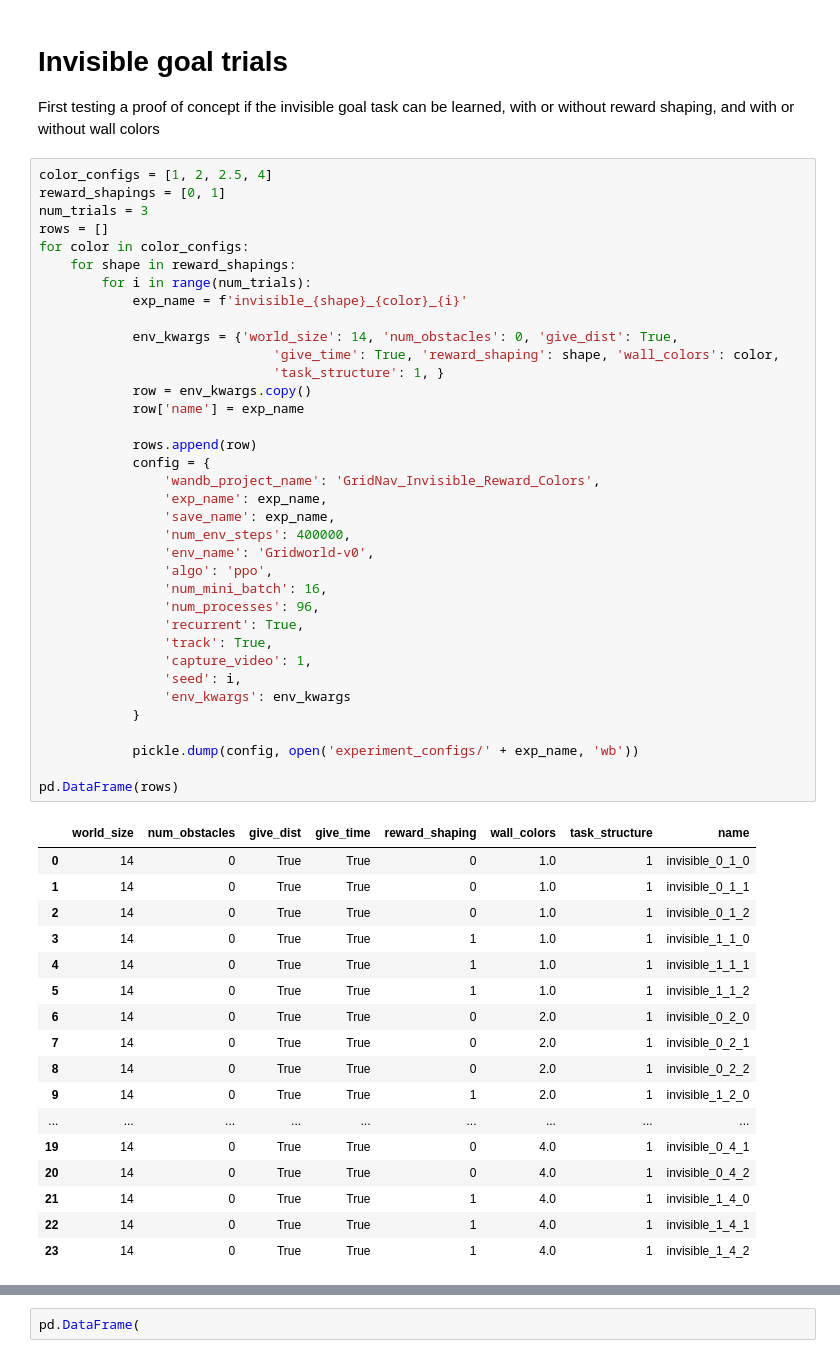
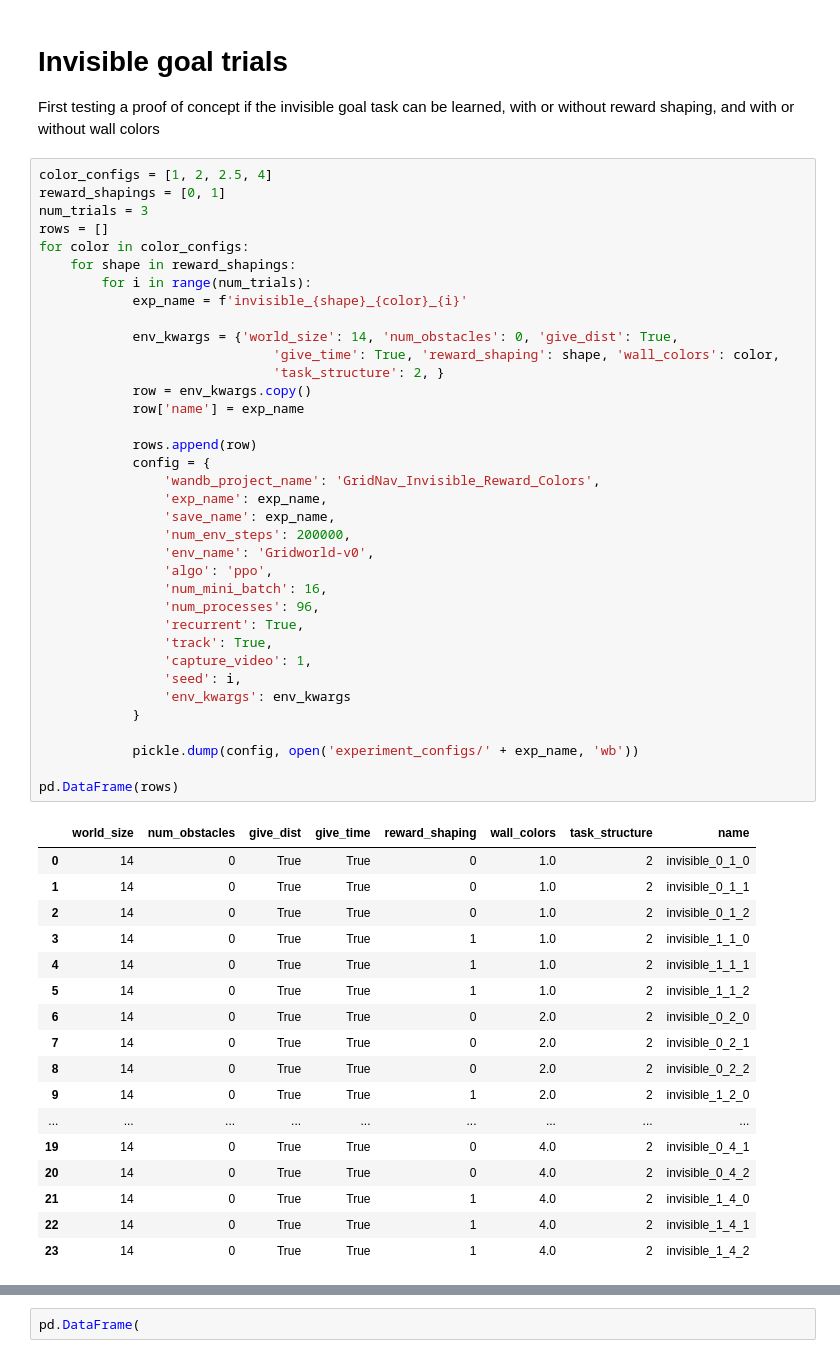
Before and after one commit to liuandrew/training-rl-algo, a Jupyter notebook: write_experiments.ipynb, the cells around one changed output, grey strips where cells are left out. Drawn from its saved outputs; the diff is of its cells as text.

```diff
--- a/write_experiments.ipynb
+++ b/write_experiments.ipynb
@@ -373,48 +373,48 @@ for color in color_configs:
     for shape in reward_shapings:
         for i in range(num_trials):
             exp_name = f'invisible_{shape}_{color}_{i}'
 
             env_kwargs = {'world_size': 14, 'num_obstacles': 0, 'give_dist': True,
                               'give_time': True, 'reward_shaping': shape, 'wall_colors': color,
-                              'task_structure': 1, }
+                              'task_structure': 2, }
             row = env_kwargs.copy()
             row['name'] = exp_name
 
             rows.append(row)
             config = {
                 'wandb_project_name': 'GridNav_Invisible_Reward_Colors',
                 'exp_name': exp_name,
                 'save_name': exp_name,
-                'num_env_steps': 400000,
+                'num_env_steps': 200000,
                 'env_name': 'Gridworld-v0',
                 'algo': 'ppo',
                 'num_mini_batch': 16,
                 'num_processes': 96,
                 'recurrent': True,
                 'track': True,
                 'capture_video': 1,
                 'seed': i,
                 'env_kwargs': env_kwargs
             }
 
             pickle.dump(config, open('experiment_configs/' + exp_name, 'wb'))
 
 pd.DataFrame(rows)
 # %% [output]
 |  | world_size | num_obstacles | give_dist | give_time | reward_shaping | wall_colors | task_structure | name |
-| 0 | 14 | 0 | True | True | 0 | 1.0 | 1 | invisible_0_1_0 |
-| 1 | 14 | 0 | True | True | 0 | 1.0 | 1 | invisible_0_1_1 |
-| 2 | 14 | 0 | True | True | 0 | 1.0 | 1 | invisible_0_1_2 |
-| 3 | 14 | 0 | True | True | 1 | 1.0 | 1 | invisible_1_1_0 |
-| 4 | 14 | 0 | True | True | 1 | 1.0 | 1 | invisible_1_1_1 |
-| 5 | 14 | 0 | True | True | 1 | 1.0 | 1 | invisible_1_1_2 |
-| 6 | 14 | 0 | True | True | 0 | 2.0 | 1 | invisible_0_2_0 |
-| 7 | 14 | 0 | True | True | 0 | 2.0 | 1 | invisible_0_2_1 |
-| 8 | 14 | 0 | True | True | 0 | 2.0 | 1 | invisible_0_2_2 |
-| 9 | 14 | 0 | True | True | 1 | 2.0 | 1 | invisible_1_2_0 |
+| 0 | 14 | 0 | True | True | 0 | 1.0 | 2 | invisible_0_1_0 |
+| 1 | 14 | 0 | True | True | 0 | 1.0 | 2 | invisible_0_1_1 |
+| 2 | 14 | 0 | True | True | 0 | 1.0 | 2 | invisible_0_1_2 |
+| 3 | 14 | 0 | True | True | 1 | 1.0 | 2 | invisible_1_1_0 |
+| 4 | 14 | 0 | True | True | 1 | 1.0 | 2 | invisible_1_1_1 |
+| 5 | 14 | 0 | True | True | 1 | 1.0 | 2 | invisible_1_1_2 |
+| 6 | 14 | 0 | True | True | 0 | 2.0 | 2 | invisible_0_2_0 |
+| 7 | 14 | 0 | True | True | 0 | 2.0 | 2 | invisible_0_2_1 |
+| 8 | 14 | 0 | True | True | 0 | 2.0 | 2 | invisible_0_2_2 |
+| 9 | 14 | 0 | True | True | 1 | 2.0 | 2 | invisible_1_2_0 |
 | ... | ... | ... | ... | ... | ... | ... | ... | ... |
-| 19 | 14 | 0 | True | True | 0 | 4.0 | 1 | invisible_0_4_1 |
-| 20 | 14 | 0 | True | True | 0 | 4.0 | 1 | invisible_0_4_2 |
-| 21 | 14 | 0 | True | True | 1 | 4.0 | 1 | invisible_1_4_0 |
-| 22 | 14 | 0 | True | True | 1 | 4.0 | 1 | invisible_1_4_1 |
-| 23 | 14 | 0 | True | True | 1 | 4.0 | 1 | invisible_1_4_2 |
+| 19 | 14 | 0 | True | True | 0 | 4.0 | 2 | invisible_0_4_1 |
+| 20 | 14 | 0 | True | True | 0 | 4.0 | 2 | invisible_0_4_2 |
+| 21 | 14 | 0 | True | True | 1 | 4.0 | 2 | invisible_1_4_0 |
+| 22 | 14 | 0 | True | True | 1 | 4.0 | 2 | invisible_1_4_1 |
+| 23 | 14 | 0 | True | True | 1 | 4.0 | 2 | invisible_1_4_2 |
```
Also changed, not shown: parts of 1 cell of this notebook, 3 other files.
